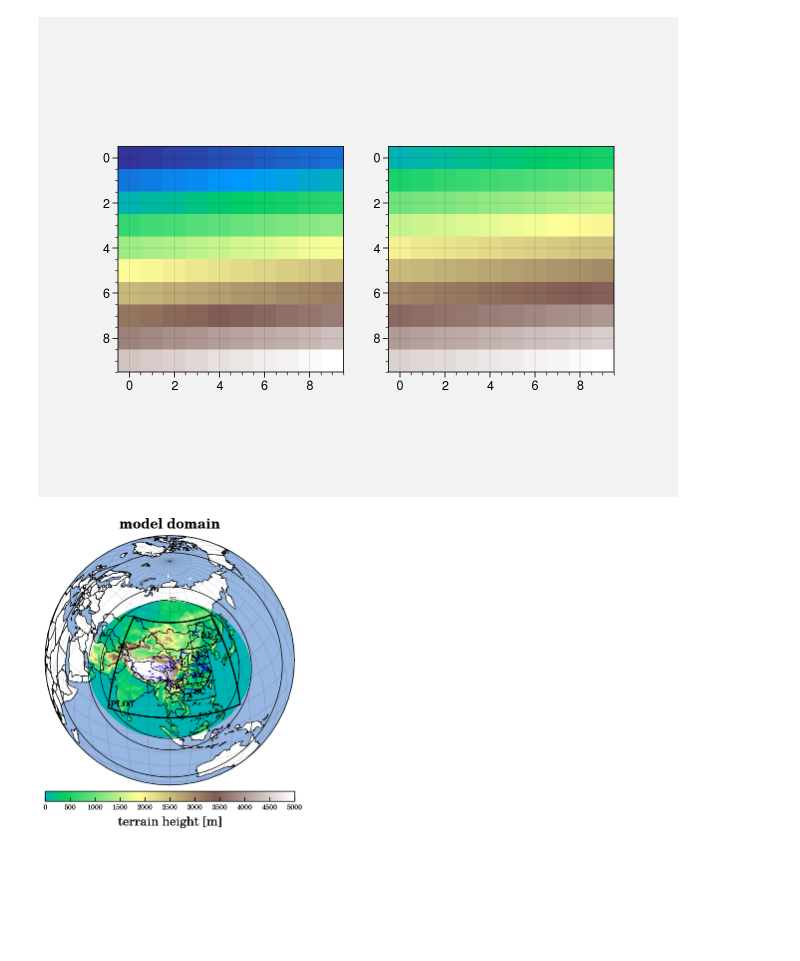
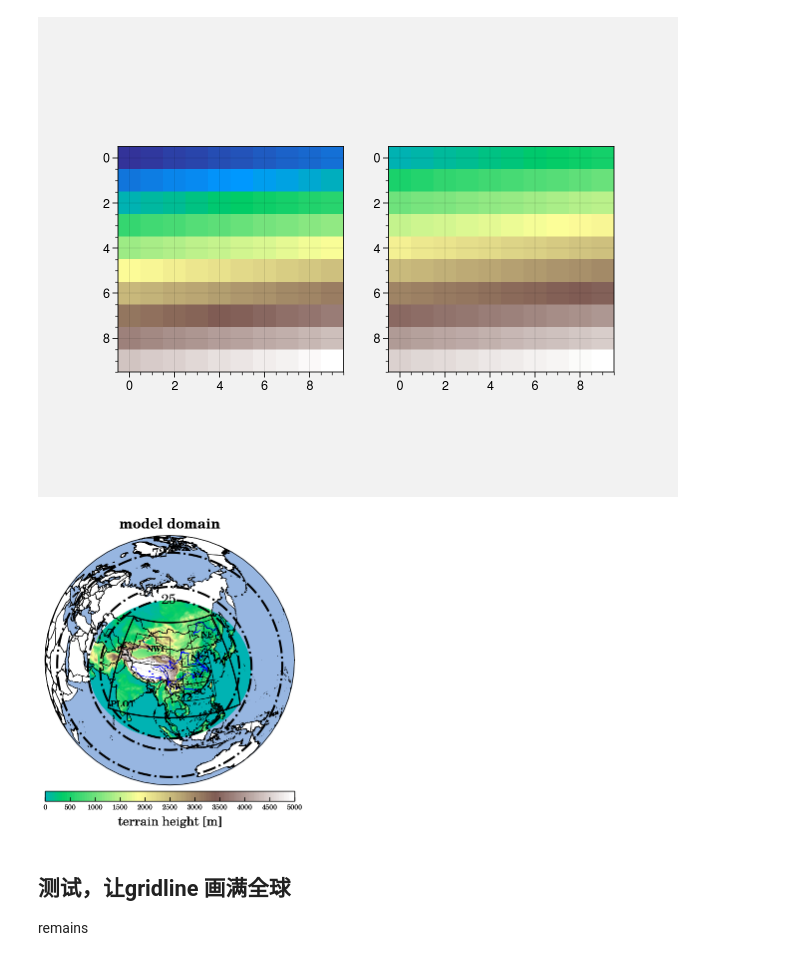
Before and after one commit to dozerlcl/MPAS_case_study, a Jupyter notebook: 92-25km_vr_rcm_postprocess/visualization/case_info/topo_pythontry.ipynb, the cells around one changed output. Cells and saved outputs as stored; diff of their text form; code cells hidden in the pictures; blank space fills up the shorter version.

Commit message:
cited domain info

```diff
--- a/92-25km_vr_rcm_postprocess/visualization/case_info/topo_pythontry.ipynb
+++ b/92-25km_vr_rcm_postprocess/visualization/case_info/topo_pythontry.ipynb
@@ -103,8 +104,12 @@ import matplotlib.patches as mpatches
 
 ## shapefile数据下载的位置：
 ## http://gaohr.win/site/blogs/2017/2017-04-18-GIS-basic-data-of-China.html
-world_border_shapefile = "/m2data2/yycheng/data_stage/CN-border/World/country.shp"
+# world_border_shapefile = "/m2data2/yycheng/data_stage/CN-border/World/country.shp"
+world_border_shapefile = "/m2data2/yycheng/data_stage/CN-border/世界国家/" + "世界国家.shp"
 river_border_shapefile =  "/raid52/yycheng/MPAS/REFERENCE/MODEL_CONSTANT/R1/" + "hyd1_4l.shp"
+province_2015_changeproj_shapefile    = "/m2data2/yycheng/data_stage/CN-border/CN-sheng/" + "change_proj_CN-sheng-A.shp"
+# 南海九段线
+ninelines_shapefile     = "/m2data2/yycheng/data_stage/CN-border/SouthSea/" + "nine_lines.shp"
 
 # ----- 分辨率reso，暂时用最小的 fld_min 替代，作为近似预估 -----
 # reso = (fld_min + fld_max ) / 2.
@@ -115,7 +120,7 @@ reso = fld_min
 # proj_sel = pplt.Proj('ortho', lon_0=100, lat_0=37.5)
 # proj_sel = pplt.Proj('stere', lon_0=100, lat_0=37.5)
 # proj_sel = ('cyl')
-# 使用更高精度的 proj_sel 方便后续绘制box的时候不出现明显折线
+# 使用更高精度的 proj_sel 方便后续绘制box的时候不出现明显折线 (remark!!)
 proj_sel = ccrs.Orthographic(central_latitude=37.5, central_longitude=100.0)
 proj_sel._threshold /= 100.
 
@@ -125,18 +130,24 @@ plt.style.use(['science', 'no-latex']) # 采用 安装的scinence绘图风格，
 #----- 添加海洋以及行政区划 -----
 #---- 直接绘图，从边界文件添加
 # for ax_ind in axs:
-for line in borders:
+# for line in borders:
     # axs.plot(line[0::100], line[1::100], lw = 0.5, color='gray',transform=ccrs.Geodetic())
-    axs.plot(line[0::10], line[1::10], lw = 0.3, color='black',transform=ccrs.Geodetic())
+    # axs.plot(line[0::10], line[1::10], lw = 0.3, color='black',transform=ccrs.Geodetic())
 #---- 使用shp文件添加
 for ax in axs:
     world = shpreader.Reader(world_border_shapefile).geometries()
     river = shpreader.Reader(river_border_shapefile).geometries()
+    province_2015_change_proj = shpreader.Reader(province_2015_changeproj_shapefile , encoding = 'UTF8').geometries() # 地资所的shp，需要转换proj单位
+    ninelines  = shpreader.Reader(ninelines_shapefile, encoding = 'utf8').geometries()
+
     ax.add_geometries(world, ccrs.PlateCarree(), facecolor='none', edgecolor='k', linewidth=0.4, zorder=1)
     ax.add_geometries(river, ccrs.PlateCarree(), facecolor='none', edgecolor='b', linewidth=0.4, zorder=1)
+    ax.add_geometries(province_2015_change_proj , ccrs.PlateCarree(), facecolor='none', edgecolor='k', linewidth=0.1,
+    linestyle = "-", zorder=1)
+    ax.add_geometries(ninelines, ccrs.PlateCarree(), facecolor='none', edgecolor='k', linewidth=0.4, zorder=1)
     # ax.add_feature(cfeature.NaturalEarthFeature('physical', 'ocean', '50m', edgecolor='face', facecolor='b'))
     ax.add_feature(cfeature.OCEAN) # 添加海洋填色
-    ax.set_global() # added following an answer to my question 并不知道有什么用，先加着
+    # ax.set_global() # added following an answer to my question 并不知道有什么用，先加着
     # ax.gridlines()
 
 #----- 等值线ticks -----
@@ -144,12 +155,12 @@ for ax in axs:
 reso_ticks = [25, 35, 72]
 # reso_ticks = [20,30]
 # m_mean     = axs[0].tricontourf(lonCell, latCell, reso, levels = reso_ticks, cmap = cmap)
-m_contour  = axs[0].tricontour(lonCell, latCell, reso, levels  = reso_ticks,color='k',linewidth = .5)
+m_contour  = axs[0].tricontour(lonCell, latCell, reso, levels  = reso_ticks,color='k',linewidth = 1.5, linestyle = '-.')
 # (latCell, lonCell, fld_min)
 # 添加 color bar
 # axs[0].colorbar(m_mean, loc='b', width=0.1,ticklabelsize=5,ticks=reso_ticks)
 # 添加 contour 标注线
-axs[0].clabel(m_contour, inline=True, fontsize=5, colors = 'k', fmt='%2.0f',use_clabeltext=True, inline_spacing=0.2)
+axs[0].clabel(m_contour, inline=True, fontsize=10, colors = 'k', fmt='%2.0f',use_clabeltext=True, inline_spacing=0.2)
 
 
 #----- 添加地形等值线 -----
@@ -167,11 +178,11 @@ lonlatbox =[
         [123, 107, 34, 26],
         [123, 107, 42, 34],
         [134, 114, 53, 42],
-        # [140, 70, 55, 15]
+        [100, 77, 48, 35],
         [135, 70, 55, 10]
             ]
-boxname = ["SW", "SC", "YZ", "NC", "NE", "PLOT"]
-for ind_box in range(0,6):
+boxname = ["SW", "SC", "YZ", "NC", "NE","NWC", "PLOT"]
+for ind_box in range(0,7):
     # slon, slat, elon, elat = 70, 15, 140, 55
     elon, slon, elat, slat = lonlatbox[ind_box][0],lonlatbox[ind_box][1],lonlatbox[ind_box][2],lonlatbox[ind_box][3]
 
@@ -182,7 +193,7 @@ for ind_box in range(0,6):
     axs[0].add_patch(mpatches.Rectangle(xy=[slon, slat], width=(elon - slon), height=(elat - slat),
                                         fill=False,lw = lw_sel,
                                         transform=ccrs.PlateCarree()))
-    # 填写区域名称
+    # 填写区域名称 到区域的中心位置
     # 凭经验将区域名称移动了一下 -4 -4
     if(boxname[ind_box]!='PLOT'):
         text_lon = (slon + elon) / 2. - 3.
@@ -211,36 +222,39 @@ ocean = False,
 oceancolor = 'b',
 cartopyautoextent = True,
 # borderslinewidth=.5,
 #-----GEO axis-----
 labels = True,
 gridlabelsize = 5,
 # gridminor = False,
 # ticklen = 10,
-# longrid  = False,
-# latgrid  = False,
+longrid  = False,
+latgrid  = False,
 # longridminor= False,
 # latgridminor= False,
 # lonminorlocator =
-longrid  = True,
-latgrid  = True,
+# longrid  = True,
+# latgrid  = True,
 latlines = 10,
 lonlines = 10,
 # lonlocator = 20,
 # latlocator = 10,
 # lonlocator = np.arange(70,140,10),
 # latlocator = np.arange(15,65,10),
 # lonminorlocator = np.arange(70,140+2,5),
 # latminorlocator = np.arange(15,55+2,5),
 #-----line label-----
 # linewidth = 0.5,
 # suptitle="3000km-2000km bandpass 500hPa height(1998-06 timemean)",
 suptitle="model domain",
 )
 
 
 
 #----- save figure -----
 fig.patch.set_facecolor('white')
-plt.savefig('./output_pic/domain_reso.png', dpi=500, facecolor= "white")
+plt.savefig('./output_pic/domain_reso_add.png', dpi=600, facecolor= "white")
 # %% [output]
-[figure, old version]
+[figure, new version]
+# %% [markdown]
+## 测试，让gridline 画满全球
+remains
```
Also changed, not shown: parts of 2 cells of this notebook, 2 other files.
